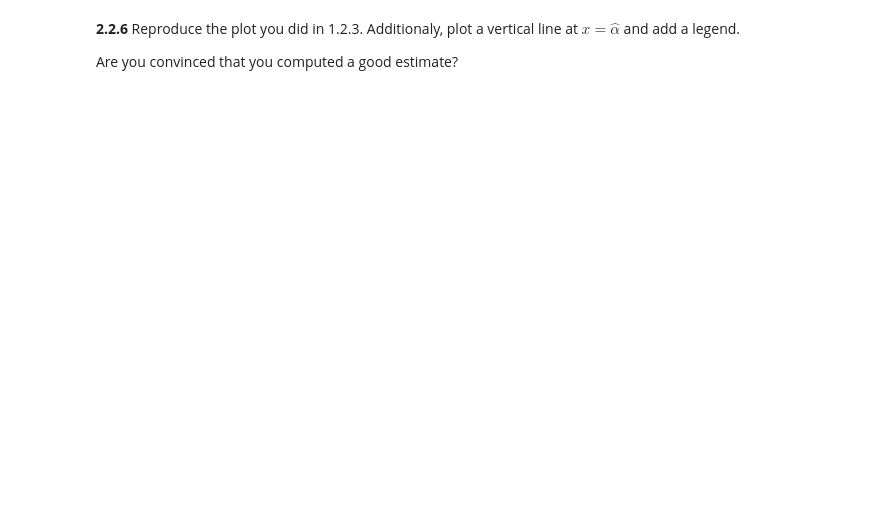
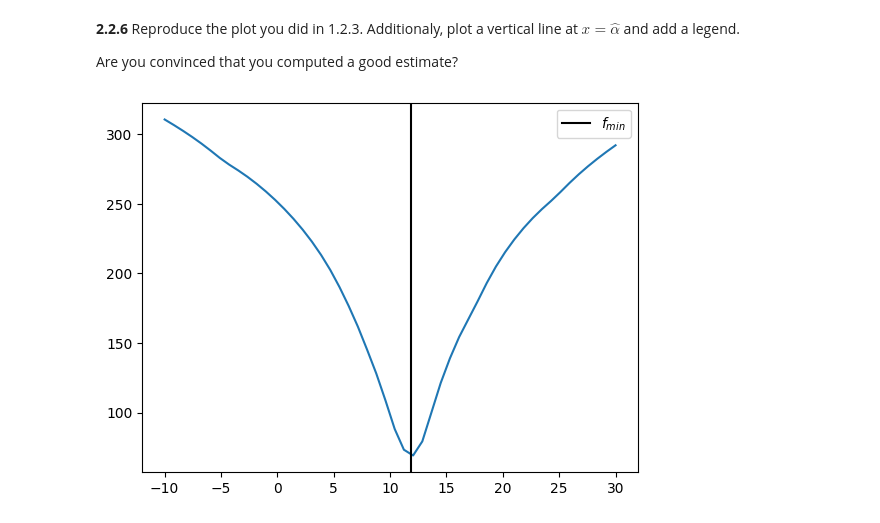
Before and after one commit to davidomanovic/Machine-Learning, a Jupyter notebook: Statistical Inference/exercise3-inference.ipynb, the cells around one changed output. Saved outputs shown, nothing was run; the diff lists cells and outputs as text; code cells hidden in the pictures; blank space fills up the shorter version.

```diff
--- a/Statistical Inference/exercise3-inference.ipynb
+++ b/Statistical Inference/exercise3-inference.ipynb
@@ -238,0 +277,7 @@ Are you convinced that you computed a good estimate?
+# %%
+plt.plot(a, func)
+plt.axvline(f_min.x[0], label=r"$f_{min}$", color="black")
+plt.legend()
+plt.show()
+# %% [output]
+[figure, added]
```
Also changed, not shown: parts of 19 cells of this notebook, 1 other file.
